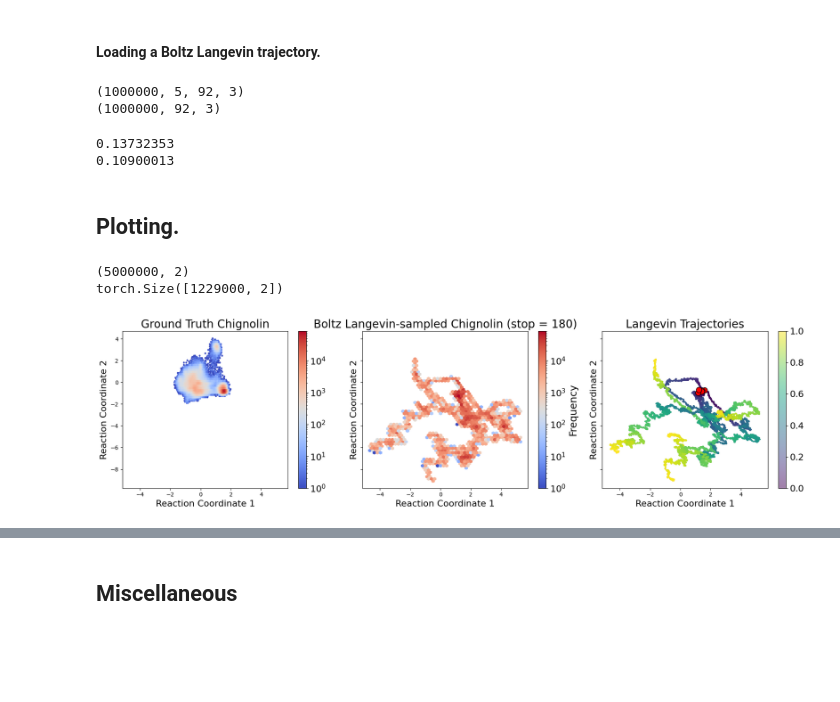
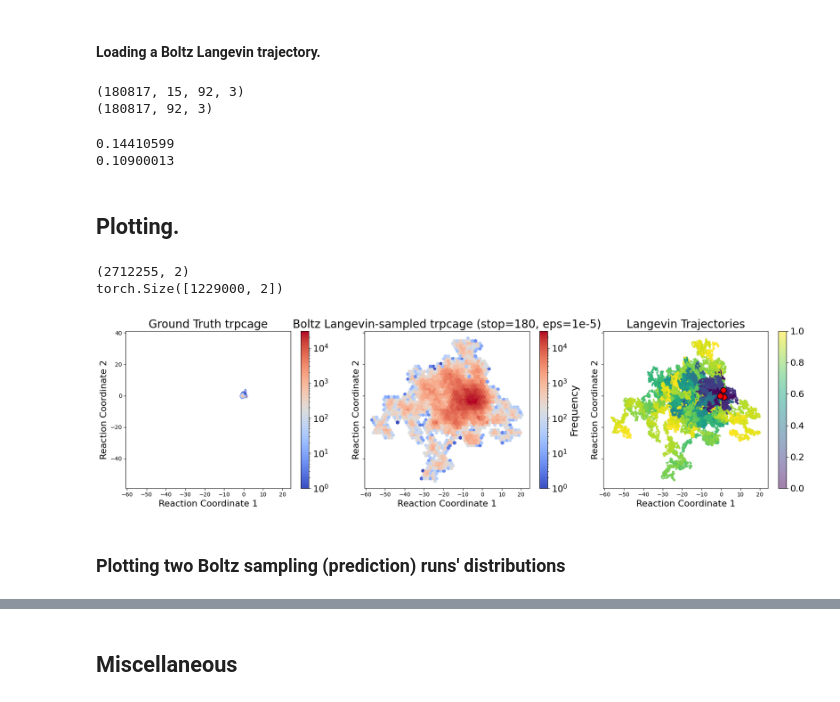
Before and after one commit to EthanZ0524/boltz-likelihoods, a Jupyter notebook: notebooks/tica.ipynb, the cells around one changed output, grey strips where cells are left out. Drawn from its saved outputs; the diff is of its cells as text; code cells hidden in the pictures; blank space fills up the shorter version.

```diff
--- a/notebooks/tica.ipynb
+++ b/notebooks/tica.ipynb
@@ -29,15 +29,14 @@ from simtk.unit import *
 
 a_to_nm = 0.1
 # %%
-# Helper functions
-def get_reaction_coordinates(
+def get_chignolin_reaction_coordinates(
     top,
     r_coordinates,
     mean,
     eigenvectors,
     device="cuda:0"
 ):
-    """Computes tICA RC values of each frame in a trajectory.
+    """Computes Chignolin RC values for each frame of a trajectory.
 
     Parameters
     ----------
@@ -58,22 +57,27 @@ def get_reaction_coordinates(
     all_distances = md.compute_distances(traj, distance_indeces)
     all_projections_sub = ((all_distances - mean)  @ eigenvectors)[:, :2]
     return torch.tensor(all_projections_sub)
+
+def get_trpcage_reaction_coordinates(
+    a
+):
+    pass
 # %% [markdown]
 ## Loading in necessary files for plotting.
 # %% [markdown]
 ### Loading in pre-defined tICA coordinates.
 # %%
 # Loading tICA coordinates computed using the GT trajectory.
-EIGENS_PATH = "/data2/scratch/group_scratch/cg/datasets/chignolin/tica_eigenvectors.npy"
-MEANS_PATH = "/data2/scratch/group_scratch/cg/datasets/chignolin/tica_mean.npy"
+EIGENS_PATH = "/home/ethanz/data_boltz_likelihood/ticas/chignolin_tica_eigenvectors.npy"
+MEANS_PATH = "/home/ethanz/data_boltz_likelihood/ticas/chignolin_tica_mean.npy"
 
 tica_eigenvectors = np.load(EIGENS_PATH)
 tica_means = np.load(MEANS_PATH)
 # %% [markdown]
 ### Loading in ground-truth trajectory and topology.
 # %%
-GT_TOP_PATH = '/data2/scratch/group_scratch/cg/datasets/chignolin/chignolin.pdb'
-GT_TRAJ_PATH = '/data2/scratch/group_scratch/cg/datasets/chignolin/chignolin_traj_all.hdf5'
+GT_TOP_PATH = '/home/ethanz/data_boltz_likelihood/md/chignolin.pdb'
+GT_TRAJ_PATH = '/home/ethanz/data_boltz_likelihood/md/chignolin_traj_all.hdf5'
 
 gt_topology = md.load(GT_TOP_PATH).topology
 
@@ -111,8 +115,8 @@ with h5py.File(GT_TRAJ_PATH, 'r') as file:
 # %% [markdown]
 #### Loading a Boltz Langevin trajectory.
 # %%
-LANGEVIN_OUT = '/home/ethanz/boltz-likelihoods/boltz_results_chignolin_langevin_leps1e-6_lnoise1.0_stop198/trajectories/chignolin/traj_and_scores.h5'
-boltz_top_file = '/home/ethanz/boltz-likelihoods/boltz_results_chignolin_langevin_leps1e-6_lnoise1.0_stop198/predictions/chignolin/chignolin_model_0.pdb'
+LANGEVIN_OUT = '/home/ethanz/boltz-likelihoods/predictions/boltz_results_chignolin_multistate/trajectories/chignolin/traj_and_scores.h5'
+boltz_top_file = '/home/ethanz/boltz-likelihoods/predictions/boltz_results_chignolin_stop180_leps1e-5_noisescale1.0/predictions/chignolin/chignolin_model_0.pdb'
 
 final_trajs = []
 with h5py.File(LANGEVIN_OUT, 'r') as file:
@@ -126,28 +130,28 @@ with h5py.File(LANGEVIN_OUT, 'r') as file:
     boltz_topology = md.load(boltz_top_file).topology
     for boltz_traj in boltz_trajs:
         md_traj = md.Trajectory(
-            boltz_traj * a_to_nm, # Ground truth positions are in angstroms.
+            boltz_traj, # Boltz trajectories do not need conversions.
             boltz_topology
         )
         final_trajs.append(md_traj)
 # %% [output]
-(1000000, 5, 92, 3)
-(1000000, 92, 3)
+(180817, 15, 92, 3)
+(180817, 92, 3)
 # %%
 # Gut-checking conversions.
 print(np.linalg.norm(final_trajs[0].xyz[0][0] - final_trajs[0].xyz[0][1]))
 print(np.linalg.norm(gt_trajectory.xyz[0][0] - gt_trajectory.xyz[0][1]))
 # %% [output]
-0.13732353
+0.14410599
 0.10900013
 # %% [markdown]
 ## Plotting.
 # %%
-FIG_SAVE_PATH = '/home/ethanz/figs/chignolin_langevin_leps1e-6_lnoise1.0_stop180.jpg'
+FIG_SAVE_PATH = '/home/ethanz/figs/chignolin_multistate.jpg'
 
 boltz_rcs = []
 for traj in final_trajs:
-    temp = get_reaction_coordinates(
+    temp = get_chignolin_reaction_coordinates(
         traj.topology,
         traj.xyz,
         tica_means,
@@ -157,7 +161,7 @@ for traj in final_trajs:
 boltz_rcs_concatenated = np.concatenate(boltz_rcs, axis=0)
 print(boltz_rcs_concatenated.shape)
 
-gt_rcs = get_reaction_coordinates(
+gt_rcs = get_chignolin_reaction_coordinates(
     gt_trajectory.topology,
     gt_trajectory.xyz,
     tica_means,
@@ -168,12 +172,12 @@ print(gt_rcs.shape)
 fig, ax = plt.subplots(1,3, figsize=(18, 5), sharex=True, sharey=True)
 
 hb = ax[0].hexbin(gt_rcs[:,0], gt_rcs[:,1], gridsize=50, cmap='coolwarm', norm=mcolors.LogNorm())
-ax[0].set_title("Ground Truth Chignolin", fontsize=20)
+ax[0].set_title("Ground Truth trpcage", fontsize=20)
 ax[0].set_xlabel("Reaction Coordinate 1", fontsize=16)
 ax[0].set_ylabel("Reaction Coordinate 2", fontsize=16)
 
 hb = ax[1].hexbin(boltz_rcs_concatenated[:,0], boltz_rcs_concatenated[:,1], gridsize=50, cmap='coolwarm', norm=mcolors.LogNorm())
-ax[1].set_title("Boltz Langevin-sampled Chignolin (stop = 180)", fontsize=20)
+ax[1].set_title("Boltz Langevin-sampled trpcage (stop=180, eps=1e-5)", fontsize=20)
 ax[1].set_xlabel("Reaction Coordinate 1", fontsize=16)
 ax[1].set_ylabel("Reaction Coordinate 2", fontsize=16)
 
@@ -197,32 +201,34 @@ for rc in boltz_rcs:
     ax[2].add_collection(lc)
 
     ax[2].scatter(
         x[0], y[0],
         color='red',
         s=100,
         marker='o',
         edgecolor='black',
         zorder=5,
         label='Start'
     )
 
 ax[2].set_title('Langevin Trajectories', fontsize=20)
 ax[2].set_xlabel('Reaction Coordinate 1', fontsize=16)
 ax[2].set_ylabel('Reaction Coordinate 2', fontsize=16)
 
 # Add colorbars to all axes.
 cb = fig.colorbar(hb, ax=ax[0])
 cb.ax.tick_params(labelsize=16)
 cb = fig.colorbar(hb, ax=ax[1])
 cb.ax.tick_params(labelsize=16)
 cb.set_label('Frequency', fontsize=18)
 cb = fig.colorbar(lc, ax=ax[2])
 cb.ax.tick_params(labelsize=16)
 
 # plt.savefig(FIG_SAVE_PATH)
 plt.tight_layout()
 plt.show()
 # %% [output]
-(5000000, 2)
+(2712255, 2)
 torch.Size([1229000, 2])
-[figure, old version]
+[figure, new version]
+# %% [markdown]
+### Plotting two Boltz sampling (prediction) runs' distributions
```
Also changed, not shown: parts of 7 cells of this notebook, 3 other files.
